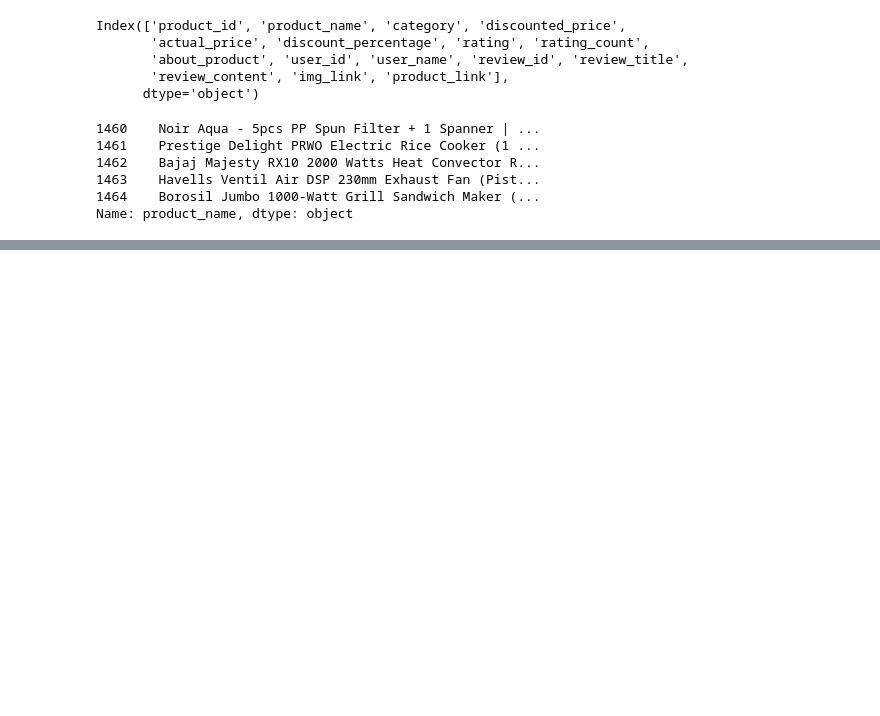
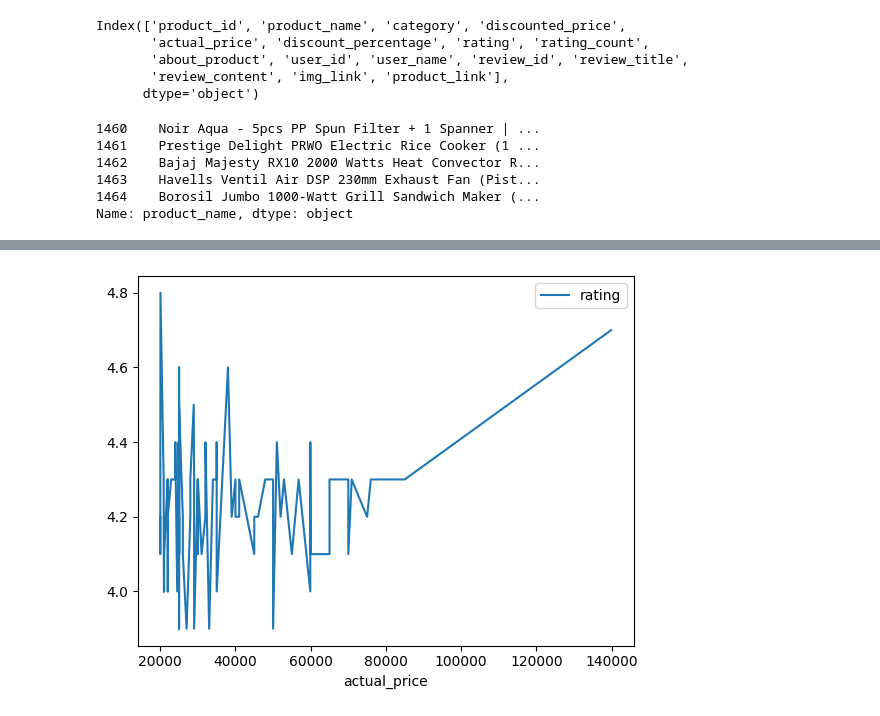
Before and after one commit to BrutalFrost/Fullstack_data_Hampus_Erlandsson, a Jupyter notebook: code_alongs/02_data_processing.ipynb, the cells around one changed output, grey strips where cells are left out. Saved outputs shown, nothing was run; the diff lists cells and outputs as text; code cells hidden in the pictures; blank space fills up the shorter version.

```diff
--- a/code_alongs/02_data_processing.ipynb
+++ b/code_alongs/02_data_processing.ipynb
@@ -98,0 +178,4 @@ df.head()
+# %%
+ax = df_pris.head(100).plot(x="actual_price", y="rating")
+# %% [output]
+[figure, added]
```
Also changed, not shown: parts of 8 cells of this notebook, 19 other files.
